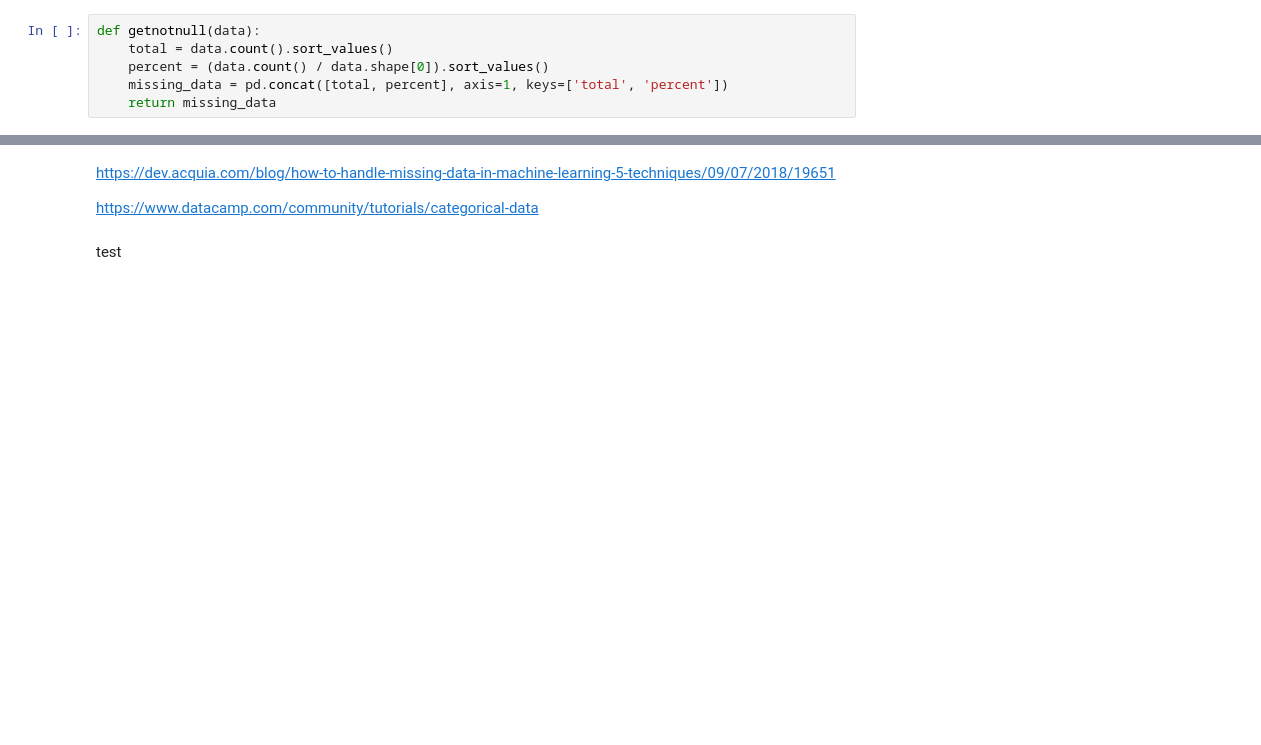
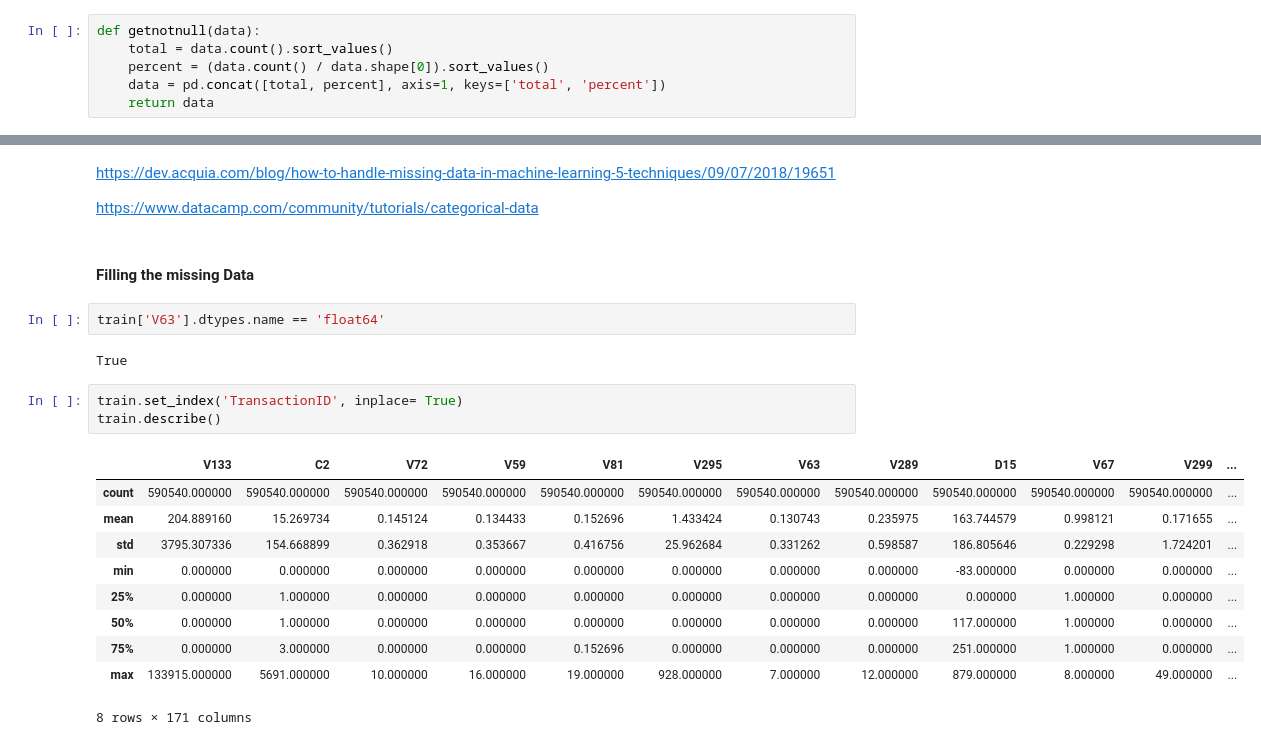
Before and after one commit to ImadT/Fraud-detection, a Jupyter notebook: Data_Cleaning.ipynb, the cells around one changed output, grey strips where cells are left out. Drawn from its saved outputs; the diff is of its cells as text; blank space fills up the shorter version.

```diff
--- a/Data_Cleaning.ipynb
+++ b/Data_Cleaning.ipynb
@@ -124,8 +125,8 @@ test.shape
 def getnotnull(data):
     total = data.count().sort_values()
     percent = (data.count() / data.shape[0]).sort_values()
-    missing_data = pd.concat([total, percent], axis=1, keys=['total', 'percent'])
-    return missing_data
+    data = pd.concat([total, percent], axis=1, keys=['total', 'percent'])
+    return data
 # %%
 existing_data_train = getnotnull(train)
 existing_data_train.head(434).T
@@ -398,5 +399,23 @@ https://dev.acquia.com/blog/how-to-handle-missing-data-in-machine-learning-5-tec
 
 
 https://www.datacamp.com/community/tutorials/categorical-data
-# %% [markdown]
-test
+# %% [markdown]
+#### Filling the missing Data
+# %%
+train['V63'].dtypes.name == 'float64'
+# %% [output]
+True
+# %%
+train.set_index('TransactionID', inplace= True)
+train.describe()
+# %% [output]
+|  | V133 | C2 | V72 | V59 | V81 | V295 | V63 | V289 | D15 | V67 | V299 | ... |
+| count | 590540.000000 | 590540.000000 | 590540.000000 | 590540.000000 | 590540.000000 | 590540.000000 | 590540.000000 | 590540.000000 | 590540.000000 | 590540.000000 | 590540.000000 | ... |
+| mean | 204.889160 | 15.269734 | 0.145124 | 0.134433 | 0.152696 | 1.433424 | 0.130743 | 0.235975 | 163.744579 | 0.998121 | 0.171655 | ... |
+| std | 3795.307336 | 154.668899 | 0.362918 | 0.353667 | 0.416756 | 25.962684 | 0.331262 | 0.598587 | 186.805646 | 0.229298 | 1.724201 | ... |
+| min | 0.000000 | 0.000000 | 0.000000 | 0.000000 | 0.000000 | 0.000000 | 0.000000 | 0.000000 | -83.000000 | 0.000000 | 0.000000 | ... |
+| 25% | 0.000000 | 1.000000 | 0.000000 | 0.000000 | 0.000000 | 0.000000 | 0.000000 | 0.000000 | 0.000000 | 1.000000 | 0.000000 | ... |
+| 50% | 0.000000 | 1.000000 | 0.000000 | 0.000000 | 0.000000 | 0.000000 | 0.000000 | 0.000000 | 117.000000 | 1.000000 | 0.000000 | ... |
+| 75% | 0.000000 | 3.000000 | 0.000000 | 0.000000 | 0.152696 | 0.000000 | 0.000000 | 0.000000 | 251.000000 | 1.000000 | 0.000000 | ... |
+| max | 133915.000000 | 5691.000000 | 10.000000 | 16.000000 | 19.000000 | 928.000000 | 7.000000 | 12.000000 | 879.000000 | 8.000000 | 49.000000 | ... |
+8 rows × 171 columns
```
Also changed, not shown: parts of 13 cells of this notebook.
